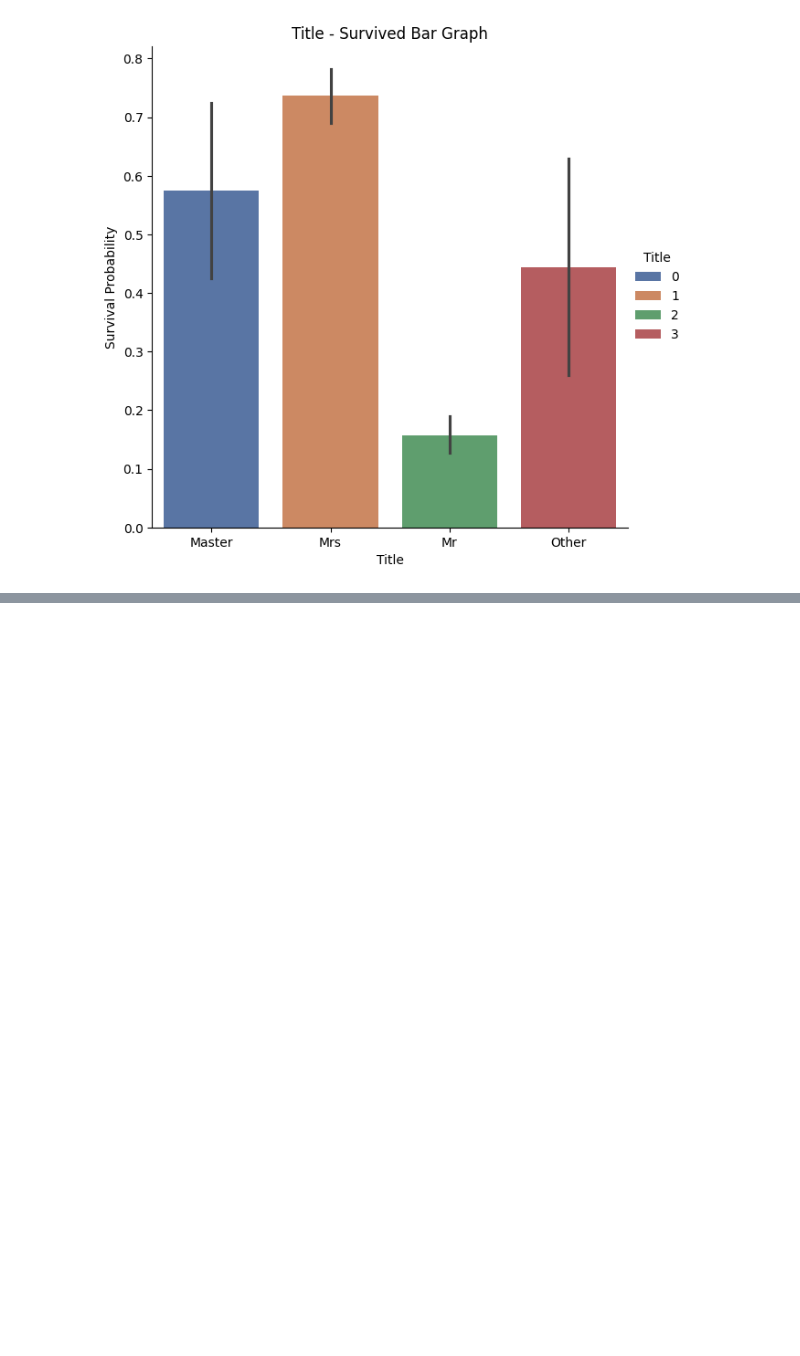
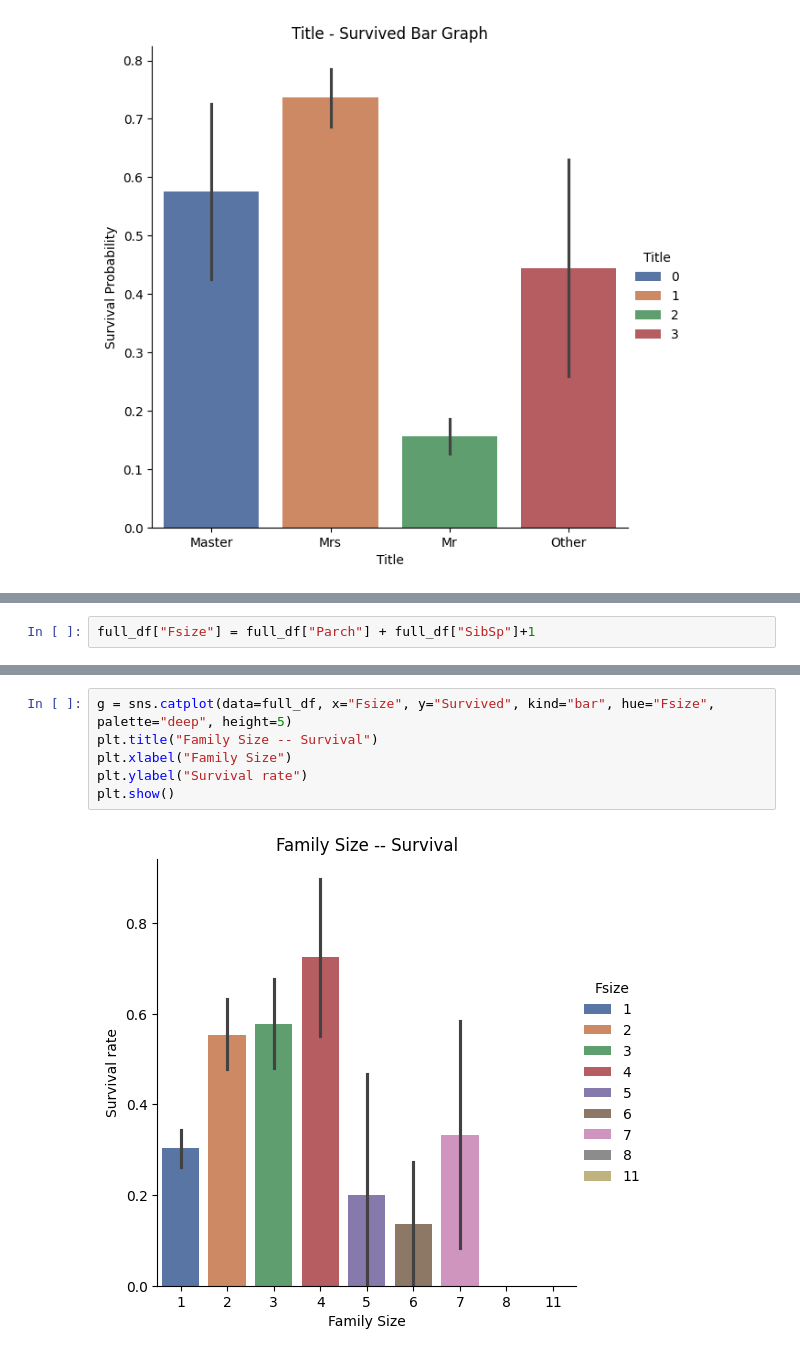
Before and after one commit to MertHasanAslan/titanic_ml, a Jupyter notebook: src/titanic_ml.ipynb, the cells around one changed output, grey strips where cells are left out. Drawn from its saved outputs; the diff is of its cells as text; blank space fills up the shorter version.

Commit message:
Feature Engineering SibSp, Parch, Family Size Done

```diff
--- a/src/titanic_ml.ipynb
+++ b/src/titanic_ml.ipynb
@@ -651,0 +652,2 @@ plt.show()
+# %%
+full_df["Fsize"] = full_df["Parch"] + full_df["SibSp"]+1
@@ -651,0 +670,8 @@ plt.show()
+# %%
+g = sns.catplot(data=full_df, x="Fsize", y="Survived", kind="bar", hue="Fsize", palette="deep", height=5)
+plt.title("Family Size -- Survival")
+plt.xlabel("Family Size")
+plt.ylabel("Survival rate")
+plt.show()
+# %% [output]
+[figure, added]
```
Also changed, not shown: parts of 10 cells of this notebook.
